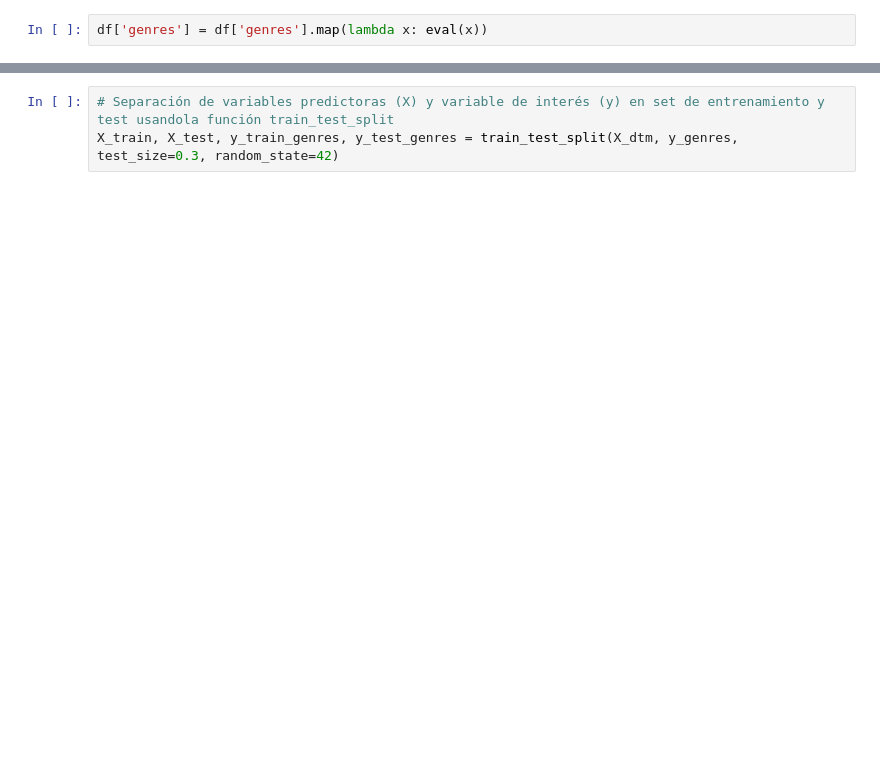
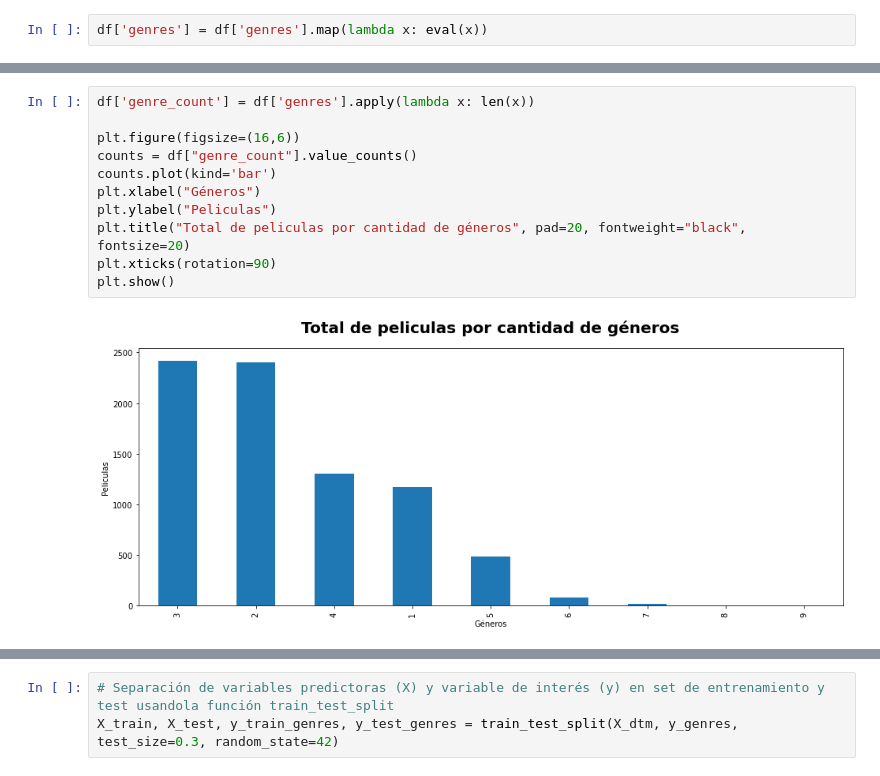
Before and after one commit to elwam/MIAD_ML_NL_TEAM, a Jupyter notebook: Proyecto_2_Prueba_2.ipynb, the cells around one changed output, grey strips where cells are left out. Drawn from its saved outputs; the diff is of its cells as text; blank space fills up the shorter version.

```diff
--- a/Proyecto_2_Prueba_2.ipynb
+++ b/Proyecto_2_Prueba_2.ipynb
@@ -994,0 +143,13 @@ res.head()
+# %%
+df['genre_count'] = df['genres'].apply(lambda x: len(x))
+
+plt.figure(figsize=(16,6))
+counts = df["genre_count"].value_counts()
+counts.plot(kind='bar')
+plt.xlabel("Géneros")
+plt.ylabel("Peliculas")
+plt.title("Total de peliculas por cantidad de géneros", pad=20, fontweight="black", fontsize=20)
+plt.xticks(rotation=90)
+plt.show()
+# %% [output]
+[figure, added]
```
Also changed, not shown: parts of 112 cells of this notebook, 1 other file.
